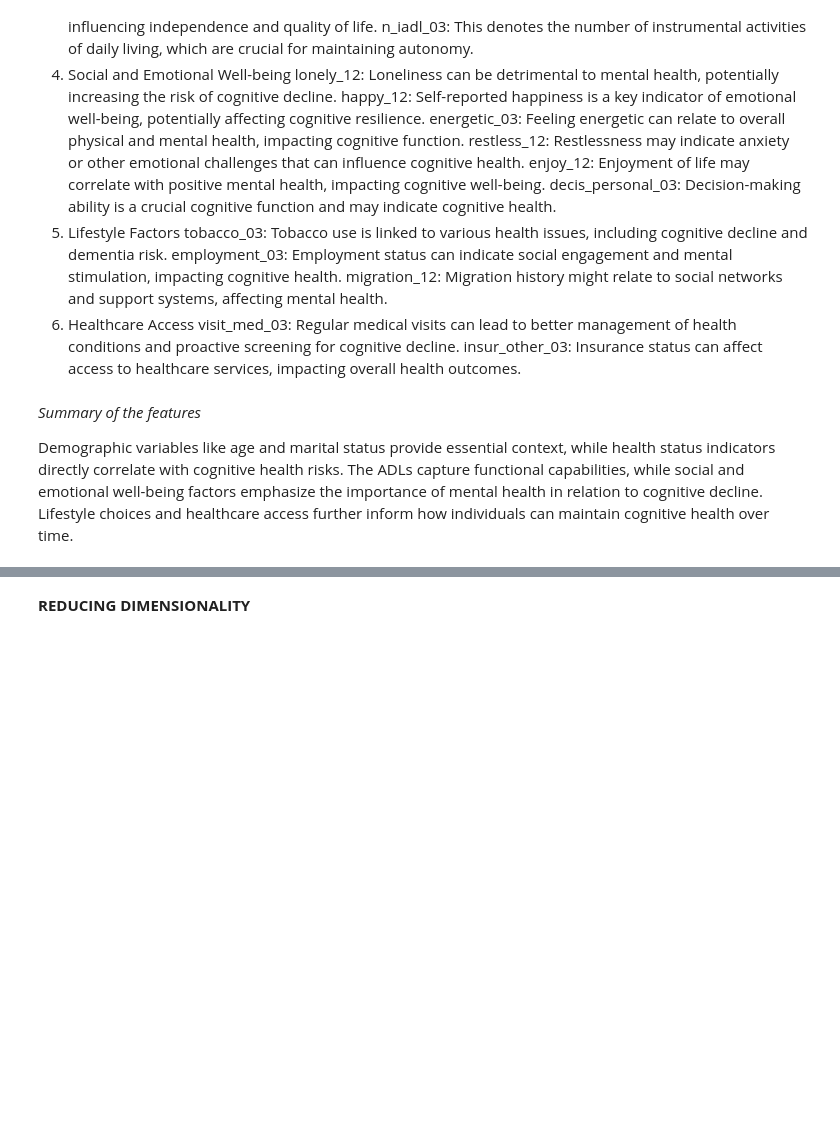
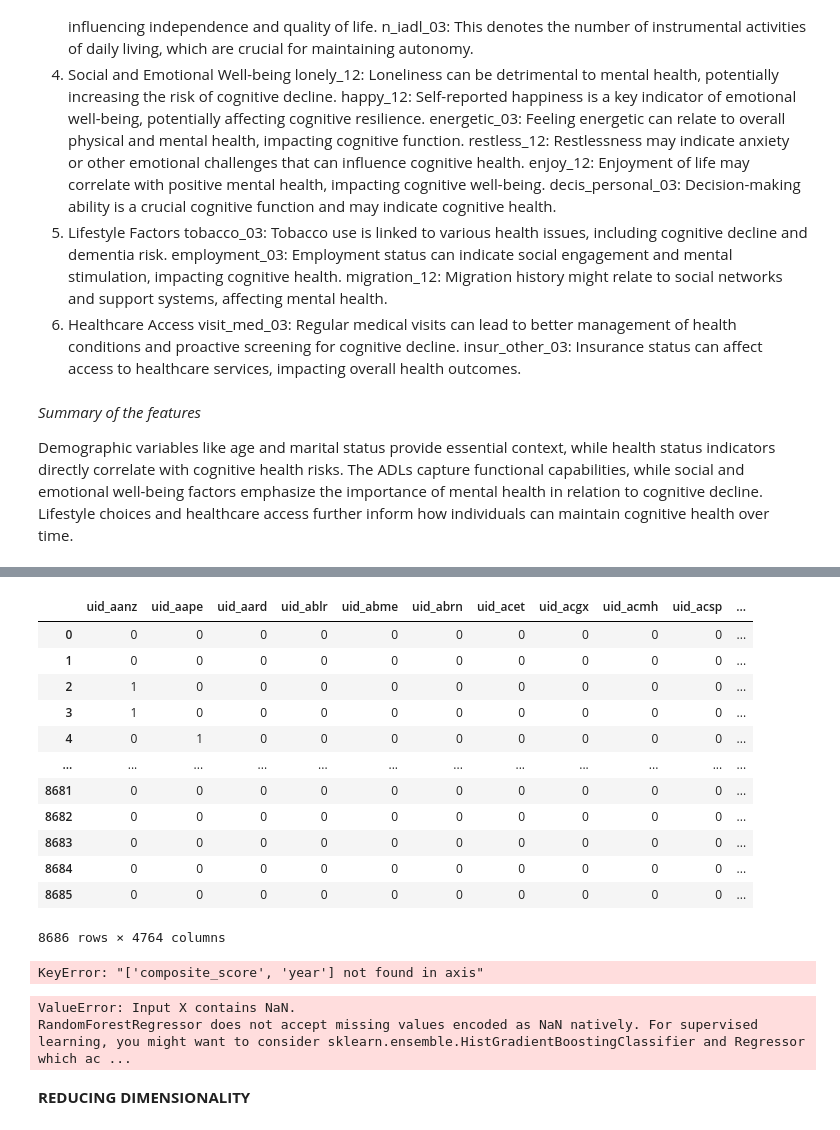
Before and after one commit to geomwangi007/Early-Detection-of-Alzheimer-s-Disease-and-Related-Dementias-Using-Social-Determinants-of-Health, a Jupyter notebook: IPNYBS/Mercy.ipynb, the cells around one changed output, grey strips where cells are left out. Saved outputs shown, nothing was run; the diff lists cells and outputs as text; code cells hidden in the pictures; blank space fills up the shorter version.

```diff
--- a/IPNYBS/Mercy.ipynb
+++ b/IPNYBS/Mercy.ipynb
@@ -1272,0 +1410,23 @@ R-squared (R²): -0.0074
+# %%
+data_encoded = data_encoded.astype(int)
+data_encoded
+# %% [output]
+|  | uid_aanz | uid_aape | uid_aard | uid_ablr | uid_abme | uid_abrn | uid_acet | uid_acgx | uid_acmh | uid_acsp | ... |
+| 0 | 0 | 0 | 0 | 0 | 0 | 0 | 0 | 0 | 0 | 0 | ... |
+| 1 | 0 | 0 | 0 | 0 | 0 | 0 | 0 | 0 | 0 | 0 | ... |
+| 2 | 1 | 0 | 0 | 0 | 0 | 0 | 0 | 0 | 0 | 0 | ... |
+| 3 | 1 | 0 | 0 | 0 | 0 | 0 | 0 | 0 | 0 | 0 | ... |
+| 4 | 0 | 1 | 0 | 0 | 0 | 0 | 0 | 0 | 0 | 0 | ... |
+| ... | ... | ... | ... | ... | ... | ... | ... | ... | ... | ... | ... |
+| 8681 | 0 | 0 | 0 | 0 | 0 | 0 | 0 | 0 | 0 | 0 | ... |
+| 8682 | 0 | 0 | 0 | 0 | 0 | 0 | 0 | 0 | 0 | 0 | ... |
+| 8683 | 0 | 0 | 0 | 0 | 0 | 0 | 0 | 0 | 0 | 0 | ... |
+| 8684 | 0 | 0 | 0 | 0 | 0 | 0 | 0 | 0 | 0 | 0 | ... |
+| 8685 | 0 | 0 | 0 | 0 | 0 | 0 | 0 | 0 | 0 | 0 | ... |
+8686 rows × 4764 columns
+# %%
+#splitting the data to X and Y
+X = data_encoded.drop(columns=['composite_score', 'year'])
+y = data_encoded['composite_score', 'year']
+# %% [output]
+KeyError: "['composite_score', 'year'] not found in axis"
@@ -1273,3 +1468,35 @@ R-squared (R²): -0.0074
+# %%
+# Define a Random Forest Regressor for composite score and a classifier for year
+model = Pipeline(steps=[
+    ('preprocessor', preprocessor),
+    ('model', MultiOutputRegressor(RandomForestRegressor(n_estimators=100, random_state=42)))
+])
+
+# Train-test split
+X_train, X_test, y_train, y_test = train_test_split(X, y, test_size=0.2, random_state=42)
+
+# 5. Train the Model
+model.fit(X_train, y_train)
+
+# 6. Evaluate the Model
+# Predictions
+y_pred = model.predict(X_test)
+
+# Separate predictions for regression and classification evaluation
+y_pred_regression = y_pred[:, 0]
+y_pred_classification = y_pred[:, 1].round()
+
+# Metrics
+# Regression (Composite Score)
+mse = mean_squared_error(y_test['composite_score'], y_pred_regression)
+print(f"Mean Squared Error for Composite Score Prediction: {mse}")
+
+# Classification (Year)
+print("Classification Report for Year Prediction:")
+print(classification_report(y_test['year'], y_pred_classification))
+# %% [output]
+ValueError: Input X contains NaN.
+RandomForestRegressor does not accept missing values encoded as NaN natively. For supervised learning, you might want to consider sklearn.ensemble.HistGradientBoostingClassifier and Regressor which ac ...
 # %% [markdown]
 **REDUCING DIMENSIONALITY**
 # %% [markdown]
```
Also changed, not shown: parts of 19 cells of this notebook.
